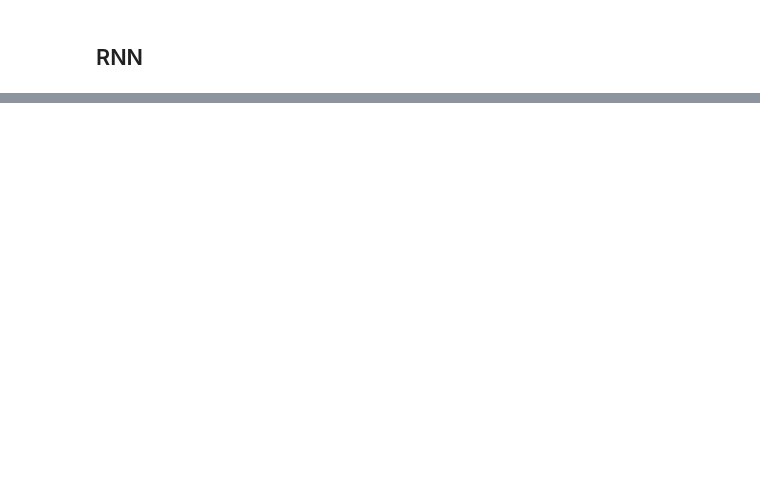
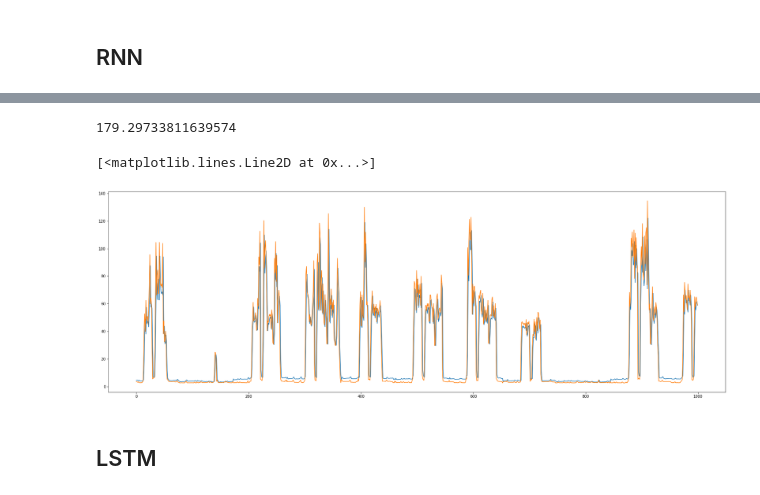
Before and after one commit to danya-pixel/NNArchitectures, a Jupyter notebook: 4_RNN_LSTM/RNN_LSTM.ipynb, the cells around one changed output, grey strips where cells are left out. Drawn from its saved outputs; the diff is of its cells as text; code cells hidden in the pictures; blank space fills up the shorter version.

```diff
--- a/4_RNN_LSTM/RNN_LSTM.ipynb
+++ b/4_RNN_LSTM/RNN_LSTM.ipynb
@@ -60,7 +60,7 @@ from train import train_model
 from model import RNN
 from layers import MSELoss
 
-model = RNN(12, 100)
+model = RNN(features_num=12, hidden_rnn_size=100)
 
 model.optim = Adam()
 loss = MSELoss
@@ -78,3 +92,15 @@ test = np.array(X_test)
 pred = best_model.forward(test)
 
 np.mean((pred - y_test)**2)
+# %% [output]
+179.29733811639574
+# %%
+plt.figure(figsize=(30, 10))
+
+plt.plot(pred[:1000])
+plt.plot(y_test[:1000])
+# %% [output]
+[<matplotlib.lines.Line2D at 0x...>]
+[figure, added]
+# %% [markdown]
+## LSTM
```
Also changed, not shown: parts of 6 cells of this notebook, 4 other files.
